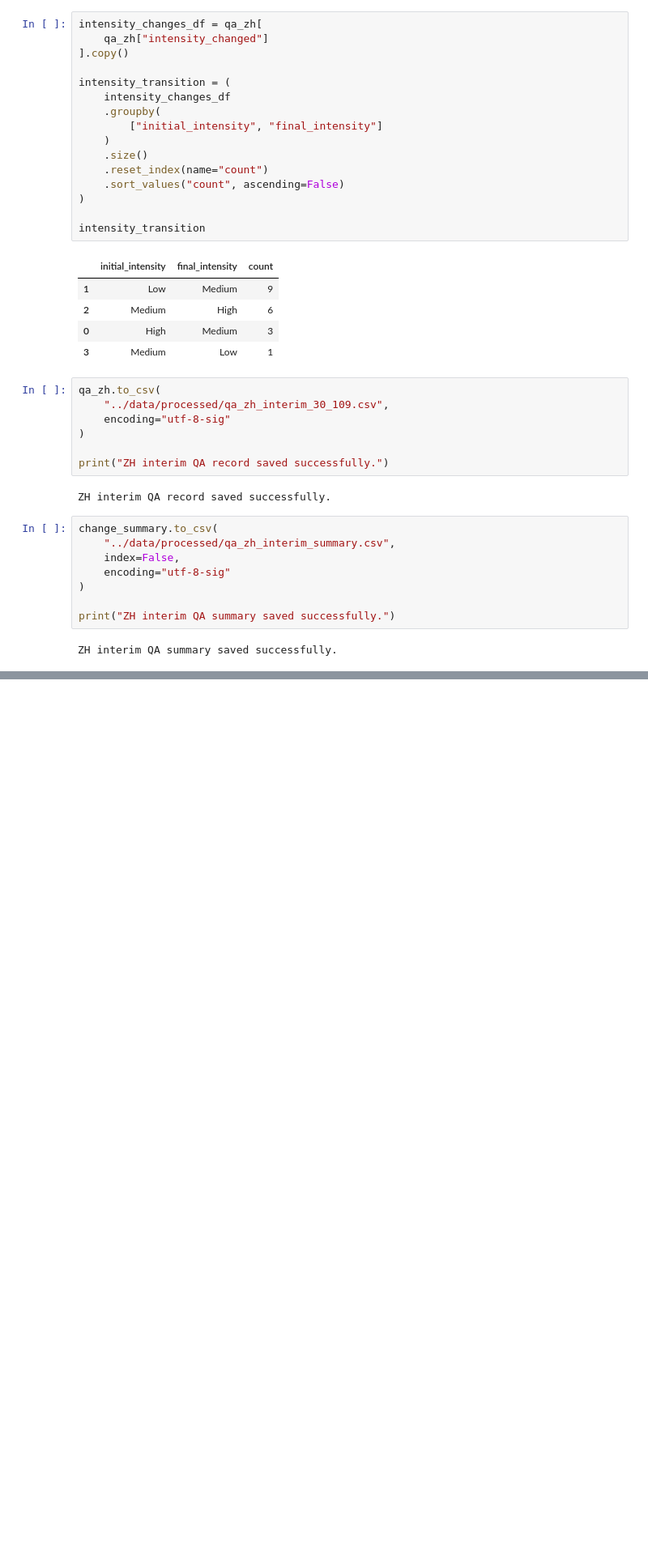
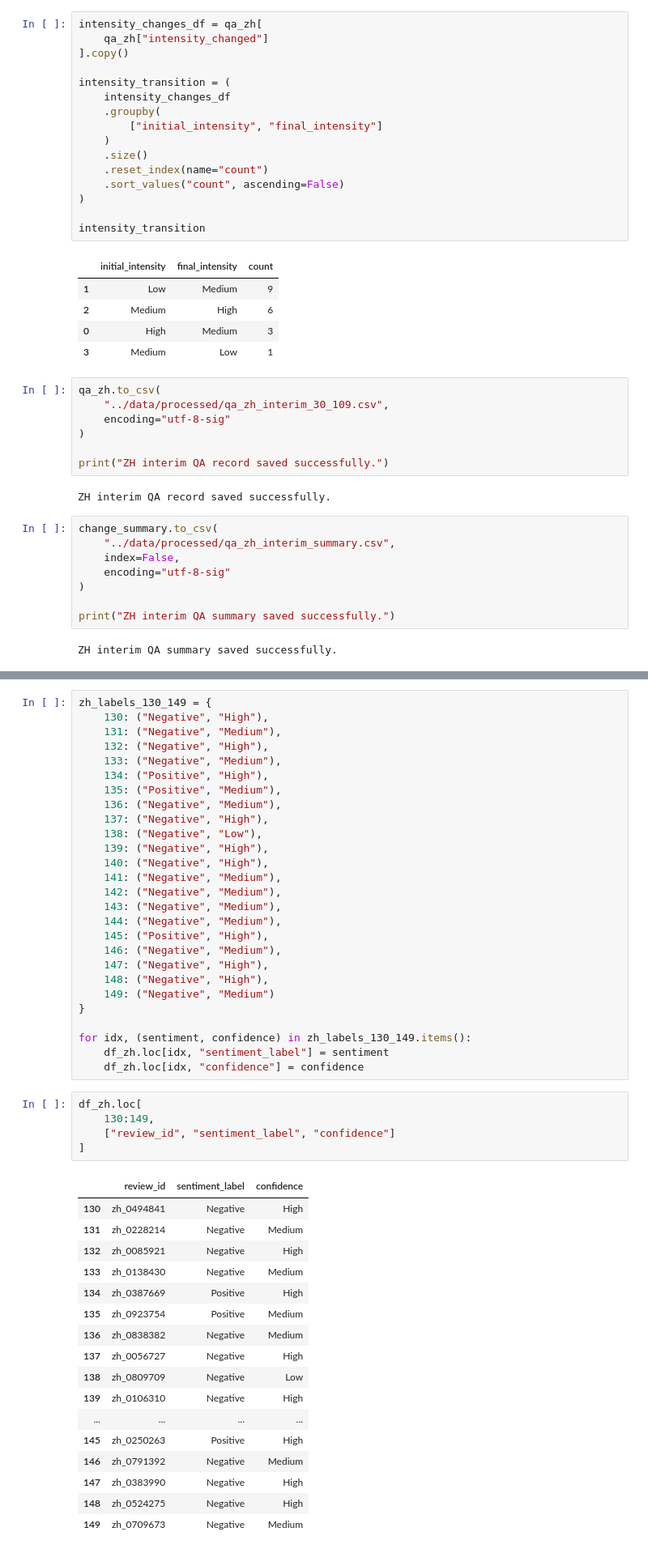
Before and after one commit to yoonjusong-analytics/data-labeling-portfolio, a Jupyter notebook: 01_multilingual_sentiment/notebooks/03_annotation_qa.ipynb, the cells around one changed output, grey strips where cells are left out. Shown at 81% size. Cells and saved outputs as stored; diff of their text form; blank space fills up the shorter version.

```diff
--- a/01_multilingual_sentiment/notebooks/03_annotation_qa.ipynb
+++ b/01_multilingual_sentiment/notebooks/03_annotation_qa.ipynb
@@ -2356,0 +2480,50 @@ ZH interim QA summary saved successfully.
+# %%
+zh_labels_130_149 = {
+    130: ("Negative", "High"),
+    131: ("Negative", "Medium"),
+    132: ("Negative", "High"),
+    133: ("Negative", "Medium"),
+    134: ("Positive", "High"),
+    135: ("Positive", "Medium"),
+    136: ("Negative", "Medium"),
+    137: ("Negative", "High"),
+    138: ("Negative", "Low"),
+    139: ("Negative", "High"),
+    140: ("Negative", "High"),
+    141: ("Negative", "Medium"),
+    142: ("Negative", "Medium"),
+    143: ("Negative", "Medium"),
+    144: ("Negative", "Medium"),
+    145: ("Positive", "High"),
+    146: ("Negative", "Medium"),
+    147: ("Negative", "High"),
+    148: ("Negative", "High"),
+    149: ("Negative", "Medium")
+}
+
+for idx, (sentiment, confidence) in zh_labels_130_149.items():
+    df_zh.loc[idx, "sentiment_label"] = sentiment
+    df_zh.loc[idx, "confidence"] = confidence
+# %%
+df_zh.loc[
+    130:149,
+    ["review_id", "sentiment_label", "confidence"]
+]
+# %% [output]
+|  | review_id | sentiment_label | confidence |
+| 130 | zh_0494841 | Negative | High |
+| 131 | zh_0228214 | Negative | Medium |
+| 132 | zh_0085921 | Negative | High |
+| 133 | zh_0138430 | Negative | Medium |
+| 134 | zh_0387669 | Positive | High |
+| 135 | zh_0923754 | Positive | Medium |
+| 136 | zh_0838382 | Negative | Medium |
+| 137 | zh_0056727 | Negative | High |
+| 138 | zh_0809709 | Negative | Low |
+| 139 | zh_0106310 | Negative | High |
+| ... | ... | ... | ... |
+| 145 | zh_0250263 | Positive | High |
+| 146 | zh_0791392 | Negative | Medium |
+| 147 | zh_0383990 | Negative | High |
+| 148 | zh_0524275 | Negative | High |
+| 149 | zh_0709673 | Negative | Medium |
```
Also changed, not shown: parts of 41 cells of this notebook, 1 other file.
